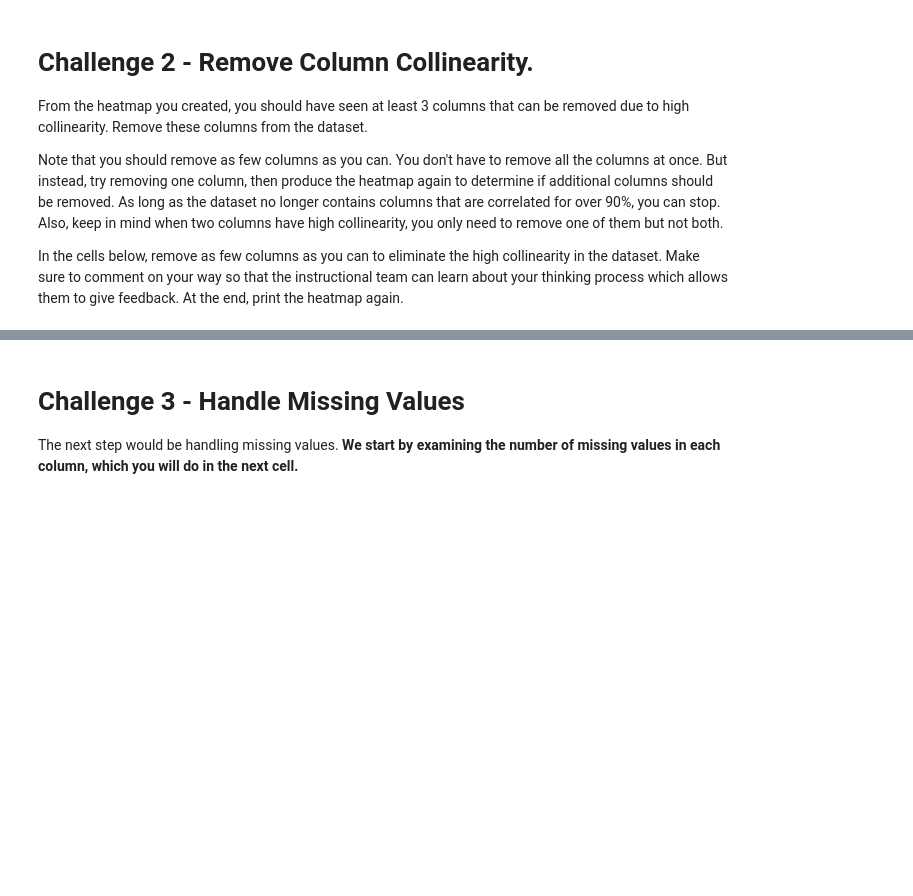
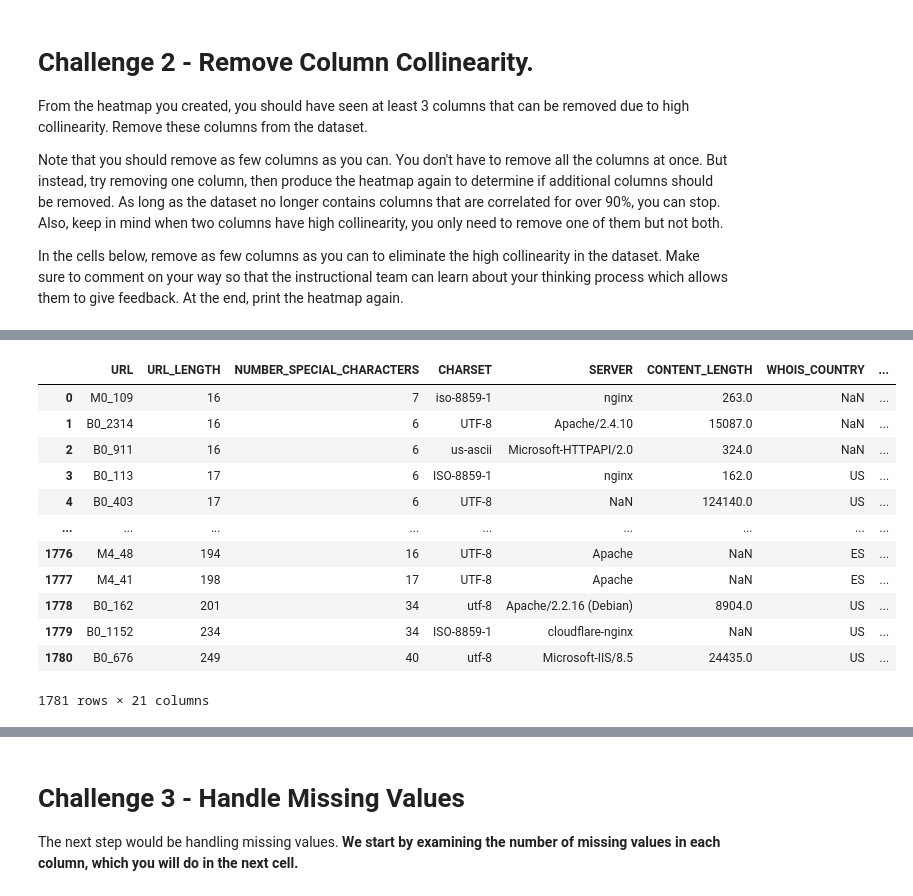
Before and after one commit to Ironhack-Data-Madrid-Octubre-2023/7.1-lab_supervised_learning, a Jupyter notebook: your-code/main.ipynb, the cells around one changed output, grey strips where cells are left out. Saved outputs shown, nothing was run; the diff lists cells and outputs as text; code cells hidden in the pictures; blank space fills up the shorter version.

```diff
--- a/your-code/main.ipynb
+++ b/your-code/main.ipynb
@@ -192,0 +209,16 @@ In the cells below, remove as few columns as you can to eliminate the high colli
+# %%
+websites2
+# %% [output]
+|  | URL | URL_LENGTH | NUMBER_SPECIAL_CHARACTERS | CHARSET | SERVER | CONTENT_LENGTH | WHOIS_COUNTRY | ... |
+| 0 | M0_109 | 16 | 7 | iso-8859-1 | nginx | 263.0 | NaN | ... |
+| 1 | B0_2314 | 16 | 6 | UTF-8 | Apache/2.4.10 | 15087.0 | NaN | ... |
+| 2 | B0_911 | 16 | 6 | us-ascii | Microsoft-HTTPAPI/2.0 | 324.0 | NaN | ... |
+| 3 | B0_113 | 17 | 6 | ISO-8859-1 | nginx | 162.0 | US | ... |
+| 4 | B0_403 | 17 | 6 | UTF-8 | NaN | 124140.0 | US | ... |
+| ... | ... | ... | ... | ... | ... | ... | ... | ... |
+| 1776 | M4_48 | 194 | 16 | UTF-8 | Apache | NaN | ES | ... |
+| 1777 | M4_41 | 198 | 17 | UTF-8 | Apache | NaN | ES | ... |
+| 1778 | B0_162 | 201 | 34 | utf-8 | Apache/2.2.16 (Debian) | 8904.0 | US | ... |
+| 1779 | B0_1152 | 234 | 34 | ISO-8859-1 | cloudflare-nginx | NaN | US | ... |
+| 1780 | B0_676 | 249 | 40 | utf-8 | Microsoft-IIS/8.5 | 24435.0 | US | ... |
+1781 rows × 21 columns
```
Also changed, not shown: parts of 11 cells of this notebook.
